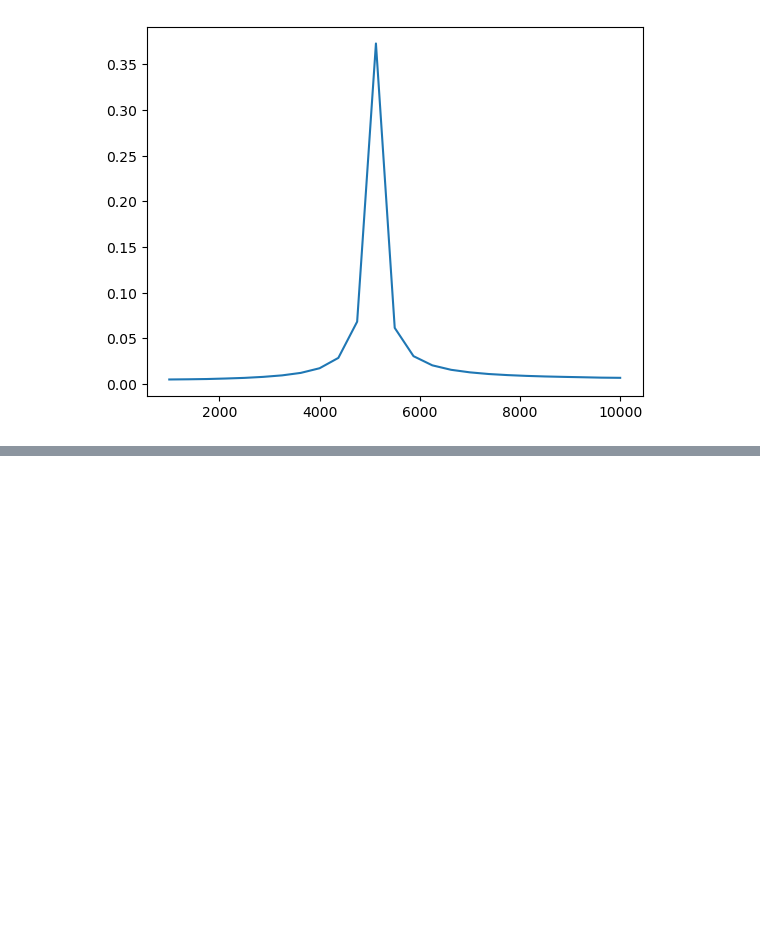
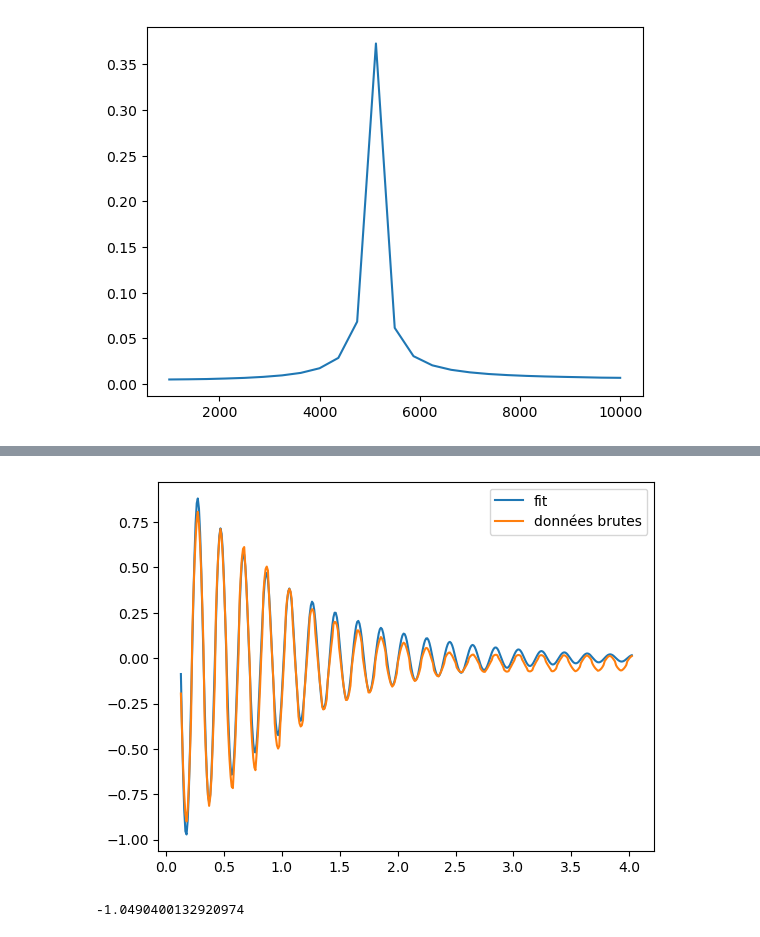
Before and after one commit to delavayan/Experiance-4-Phys-exp, a Jupyter notebook: TP RLC - Camille & Klara.ipynb, the cells around one changed output, grey strips where cells are left out. Cells and saved outputs as stored; diff of their text form; code cells hidden in the pictures; blank space fills up the shorter version.

```diff
--- a/TP RLC - Camille & Klara.ipynb
+++ b/TP RLC - Camille & Klara.ipynb
@@ -214,0 +270,26 @@ Valeur attendue de Qext 2.391114193166645
+# %%
+time = pd.read_csv('scopeData(23).csv')['TIME ms']
+Vin = pd.read_csv('scopeData(23).csv')[' IN2']
+time = time.to_numpy()
+Vin = Vin.to_numpy()
+time_cropped, Vin_cropped = time[100:500], Vin[100:500]
+# %%
+def model(t, A, alpha, omega, phi):
+    return A*np.exp(alpha*t)*np.cos(omega*t + phi)
+
+p0 = (1.2, -0.7, 30, 0)
+
+popt, pcov = curve_fit(model, time_cropped, Vin_cropped, p0)
+A, alpha, omega, phi = popt
+# %%
+#plt.plot(time_cropped, model(time_cropped, *p0))
+plt.plot(time_cropped, model(time_cropped, *popt), label ='fit')
+plt.plot(time_cropped, Vin_cropped, label = 'données brutes')
+plt.legend()
+plt.show()
+# %% [output]
+[figure, added]
+# %%
+print(alpha)
+# %% [output]
+-1.0490400132920974
```
Also changed, not shown: parts of 11 cells of this notebook, 3 other files.
